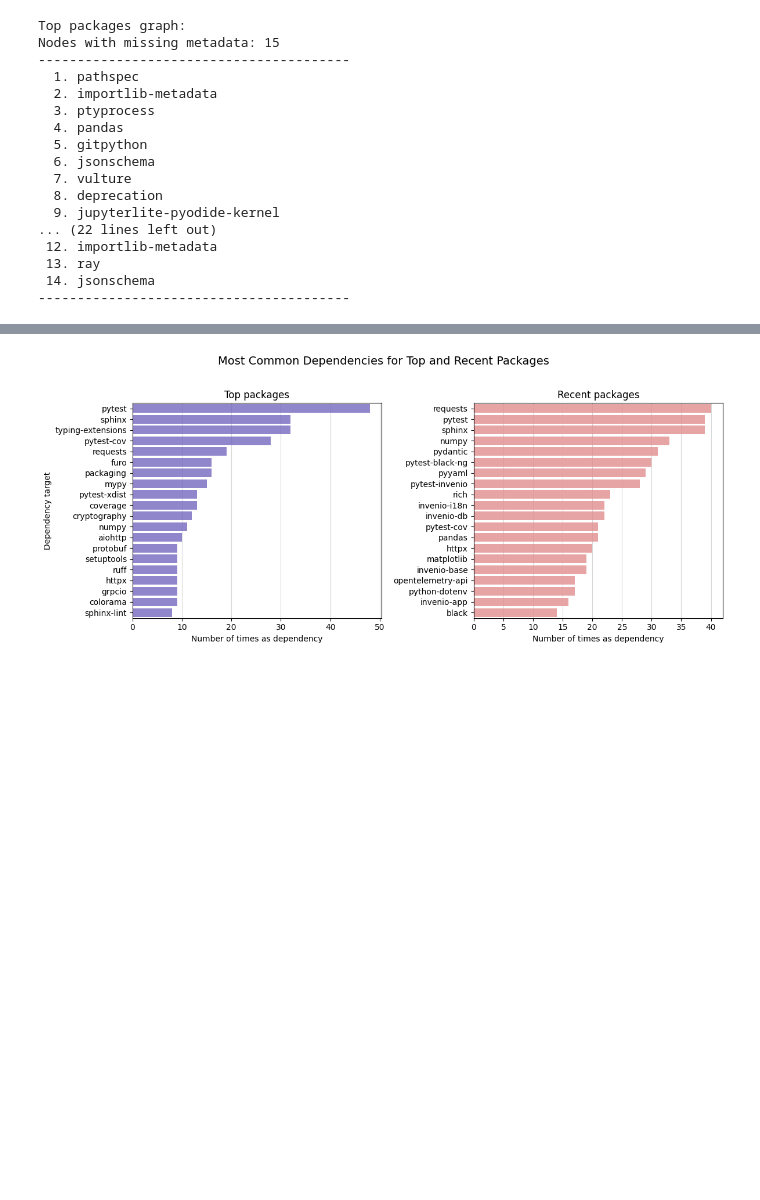
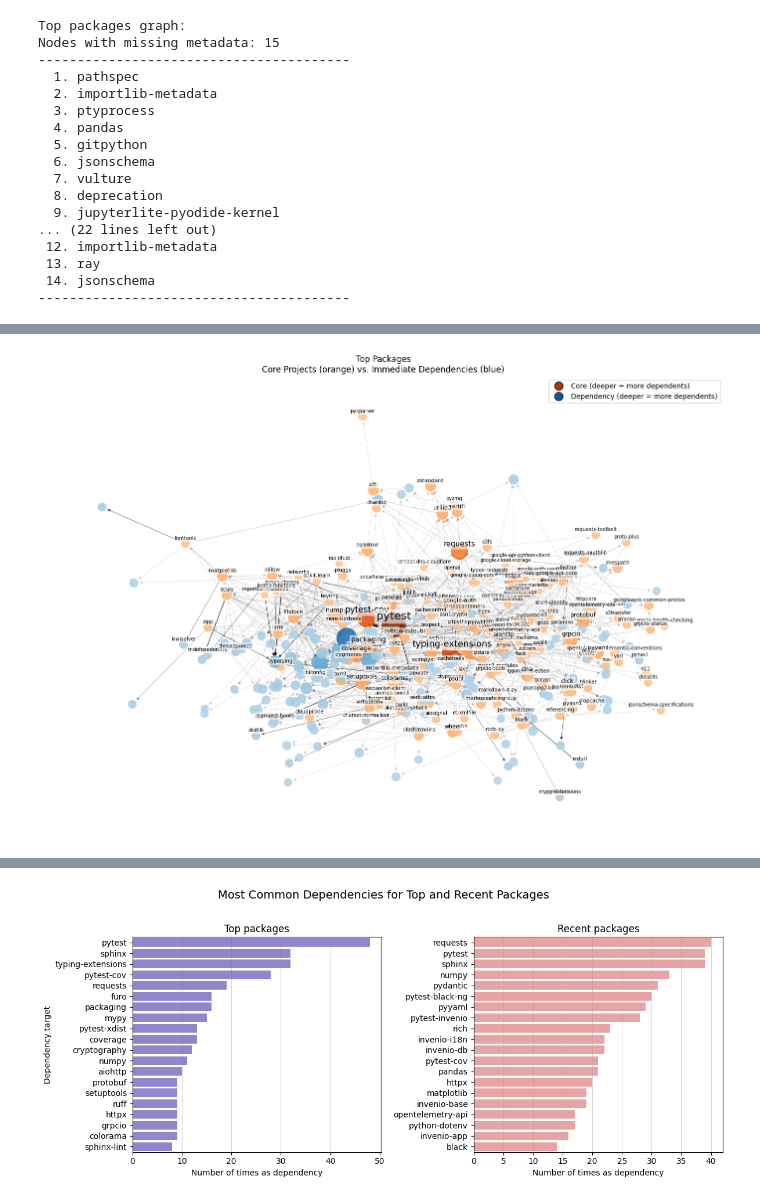
Before and after one commit to ericzander/pypi-anomaly-detection, a Jupyter notebook: notebooks/01_data_exploration.ipynb, the cells around one changed output, grey strips where cells are left out. Cells and saved outputs as stored; diff of their text form; code cells hidden in the pictures; blank space fills up the shorter version.

```diff
--- a/notebooks/01_data_exploration.ipynb
+++ b/notebooks/01_data_exploration.ipynb
@@ -147,0 +128,97 @@ Nodes with missing metadata: 15
+# %%
+def get_core_and_degrees(G):
+    core_nodes = [n for n, d in G.nodes(data=True) if d.get("core", False)]
+    in_degrees = dict(G.in_degree())
+    min_deg, max_deg = (min(in_degrees.values()), max(in_degrees.values())) if in_degrees else (0, 1)
+    return core_nodes, in_degrees, min_deg, max_deg
+
+def get_node_color_and_size_funcs(core_nodes, in_degrees, min_deg, max_deg, core_cmap, dep_cmap):
+    def norm(deg):
+        return 0.7 if max_deg == min_deg else 0.3 + 0.7 * (deg - min_deg) / (max_deg - min_deg)
+    def get_color(n):
+        return core_cmap(norm(in_degrees.get(n, 0))) if n in core_nodes else dep_cmap(norm(in_degrees.get(n, 0)))
+    def get_size(n, min_size=100, max_size=1200):
+        deg = in_degrees.get(n, 0)
+        return (min_size + max_size) // 2 if max_deg == min_deg else min_size + (max_size - min_size) * (deg - min_deg) / (max_deg - min_deg)
+    return get_color, get_size
+
+def push_big_nodes_outward(pos, in_degrees, push_factor=1.35, top_n=3):
+    if not in_degrees: return pos
+    top_nodes = sorted(in_degrees, key=in_degrees.get, reverse=True)[:top_n]
+    xs, ys = zip(*pos.values())
+    centroid = (sum(xs) / len(xs), sum(ys) / len(ys))
+    for n in top_nodes:
+        x, y = pos[n]
+        dx, dy = x - centroid[0], y - centroid[1]
+        if dx == 0 and dy == 0:
+            dx, dy = np.random.uniform(-0.1, 0.1), np.random.uniform(-0.1, 0.1)
+        pos[n] = (x + dx * (push_factor - 1), y + dy * (push_factor - 1))
+    return pos
+
+def get_layout(G, in_degrees):
+    try:
+        pos = nx.kamada_kawai_layout(G, weight=None, scale=2.5, dim=2)
+        pos = push_big_nodes_outward(pos, in_degrees)
+    except Exception:
+        pos = nx.spring_layout(G, k=2.5/np.sqrt(G.number_of_nodes()), iterations=200, seed=42, scale=2.5, weight=None)
+    return pos
+
+def get_label_positions(core_nodes, pos, in_degrees, node_size_dict, node_sizes):
+    core_labels = {n: n for n in core_nodes}
+    rounded_pos = {n: (round(x, 4), round(y, 4)) for n, (x, y) in pos.items()}
+    pos_to_nodes = defaultdict(list)
+    for n, xy in rounded_pos.items():
+        pos_to_nodes[xy].append(n)
+    label_pos = {}
+    max_size = max(node_sizes) if node_sizes else 1
+    for n in core_labels:
+        x, y = pos[n]
+        xy = rounded_pos[n]
+        nodes_here = pos_to_nodes[xy]
+        n_deg = in_degrees.get(n, 0)
+        num_lower = sum(1 for other in nodes_here if in_degrees.get(other, 0) < n_deg)
+        shift = 0.03 + 0.01 * (node_size_dict[n] / max_size) + 0.025 * num_lower
+        label_pos[n] = (x, y + shift)
+    return core_labels, label_pos
+
+def get_label_fontsize_func(in_degrees, min_deg, max_deg):
+    def get_label_fontsize(n, min_fontsize=7, max_fontsize=16):
+        deg = in_degrees.get(n, 0)
+        return (min_fontsize + max_fontsize) / 2 if max_deg == min_deg else min_fontsize + (max_fontsize - min_fontsize) * (deg - min_deg) / (max_deg - min_deg)
+    return get_label_fontsize
+
+def plot_core_dependency_graph(G, title):
+    core_cmap, dep_cmap = plt.get_cmap("Oranges"), plt.get_cmap("Blues")
+    core_nodes, in_degrees, min_deg, max_deg = get_core_and_degrees(G)
+    get_color, get_size = get_node_color_and_size_funcs(core_nodes, in_degrees, min_deg, max_deg, core_cmap, dep_cmap)
+    node_colors = [get_color(n) for n in G.nodes()]
+    node_sizes = [get_size(n) for n in G.nodes()]
+    node_size_dict = dict(zip(G.nodes(), node_sizes))
+    pos = get_layout(G, in_degrees)
+    plt.figure(figsize=(14, 10))
+    nx.draw_networkx_nodes(G, pos, node_color=node_colors, node_size=node_sizes, alpha=0.85)
+    nx.draw_networkx_edges(G, pos, alpha=0.15, arrowsize=8, width=0.5)
+    core_labels, label_pos = get_label_positions(core_nodes, pos, in_degrees, node_size_dict, node_sizes)
+    get_label_fontsize = get_label_fontsize_func(in_degrees, min_deg, max_deg)
+    for n in sorted(core_labels, key=lambda n: in_degrees.get(n, 0)):
+        lx, ly = label_pos[n]
+        plt.text(
+            lx, ly, n,
+            fontsize=get_label_fontsize(n),
+            color="black",
+            ha="center",
+            va="bottom",
+            bbox=dict(facecolor='white', edgecolor='none', alpha=0.6, boxstyle='round,pad=0.2')
+        )
+    plt.title(title)
+    plt.axis("off")
+    plt.legend(handles=[
+        Line2D([0], [0], marker='o', color='w', label='Core (deeper = more dependents)', markerfacecolor=core_cmap(0.85), markersize=12, markeredgecolor='k'),
+        Line2D([0], [0], marker='o', color='w', label='Dependency (deeper = more dependents)', markerfacecolor=dep_cmap(0.85), markersize=12, markeredgecolor='k')
+    ], scatterpoints=1)
+    plt.tight_layout()
+    plt.show()
+
+plot_core_dependency_graph(G_top, "Top Packages\nCore Projects (orange) vs. Immediate Dependencies (blue)")
+# %% [output]
+[figure, added]
```
Also changed, not shown: parts of 40 cells of this notebook, 6 other files.
